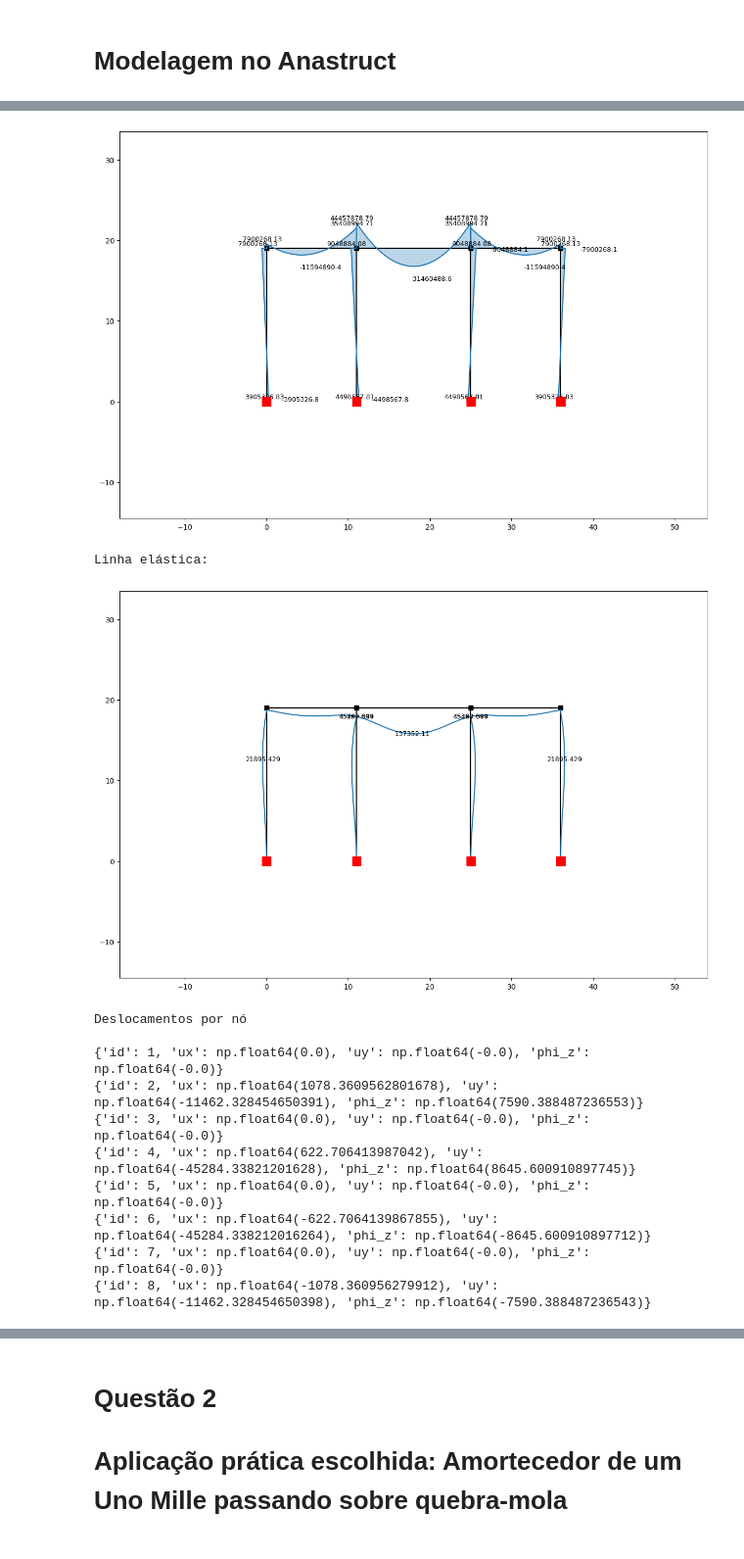
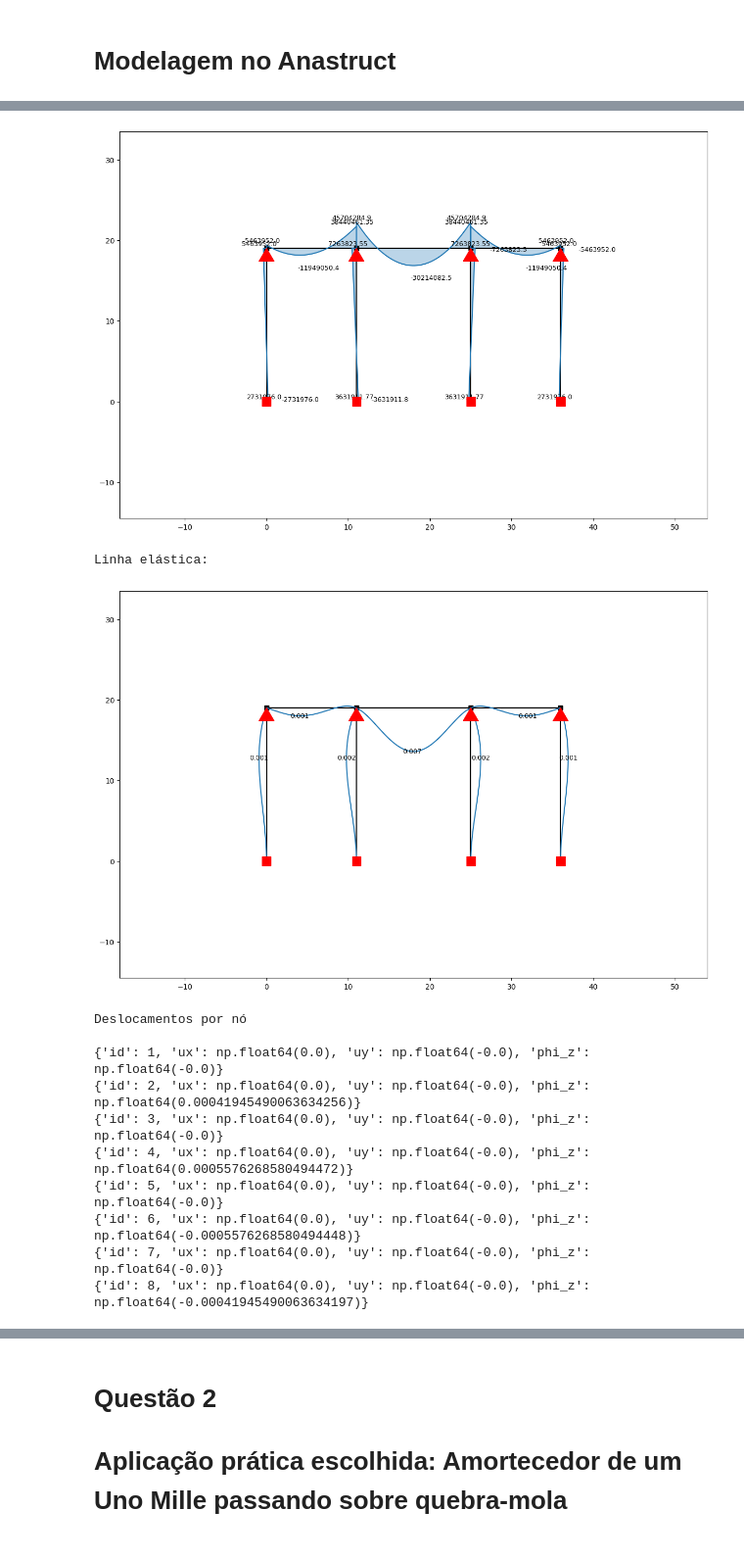
Before and after one commit to Rogire/Trabalho-MAC019, a Jupyter notebook: code/Trabalho_MAC019.ipynb, the cells around one changed output, grey strips where cells are left out. Shown at 98% size. Cells and saved outputs as stored; diff of their text form; code cells hidden in the pictures.

```diff
--- a/code/Trabalho_MAC019.ipynb
+++ b/code/Trabalho_MAC019.ipynb
@@ -228,5 +229,5 @@ Vetor D encontrado: [-5.371607918511072e-06,-5.0178518368935935e-06,5.1928980234
 # %%
-SS = SystemElements()
+SS = SystemElements(EI=EI, EA=1e15)
 
 def solve_system(ss):
     print("Estrutura")
@@ -243,14 +244,14 @@ def solve_system(ss):
        print(i)
 
 elements = [
-    [[0.0,0.0],[0.0,19.0]],
-    [[11.0,0.0],[11.0,19.0]],
-    [[25.0,0.0],[25.0,19.0]],
-    [[36.0,0.0],[36.0,19.0]],
+    [[0.0,0.0],[0.0,h]],
+    [[l,0.0],[l,h]],
+    [[l+L,0.0],[l+L,h]],
+    [[2*l+L,0.0],[2*l+L,h]],
 
-    [[0.0,19.0],[11.0,19.0]],
-    [[11.0,19.0],[25.0,19.0]],
-    [[25.0,19.0],[36.0,19.0]],
+    [[0.0,h],[l,h]],
+    [[l,h],[l+L,h]],
+    [[l+L,h],[2*l+L,h]],
 ]
 # Valores estimados de carregamento demonstrados acima
 Q = 3.1e6
@@ -263,6 +264,13 @@ SS.q_load(element_id=5,q=-q, direction='element')
 SS.q_load(element_id=6,q=-Q, direction='element')
 SS.q_load(element_id=7,q=-q, direction='element')
 
+
+SS.add_support_hinged(node_id=2)
+SS.add_support_hinged(node_id=4)
+SS.add_support_hinged(node_id=6)
+SS.add_support_hinged(node_id=8)
+
+
 SS.add_support_fixed(node_id=1)
 SS.add_support_fixed(node_id=3)
 SS.add_support_fixed(node_id=5)
@@ -278,14 +286,14 @@ Reações de apoio
 Diagrama de Momento Fletor
-[figure, old version]
+[figure, new version]
 Linha elástica:
-[figure, old version]
+[figure, new version]
 Deslocamentos por nó
 
 {'id': 1, 'ux': np.float64(0.0), 'uy': np.float64(-0.0), 'phi_z': np.float64(-0.0)}
-{'id': 2, 'ux': np.float64(1078.3609562801678), 'uy': np.float64(-11462.328454650391), 'phi_z': np.float64(7590.388487236553)}
+{'id': 2, 'ux': np.float64(0.0), 'uy': np.float64(-0.0), 'phi_z': np.float64(0.00041945490063634256)}
 {'id': 3, 'ux': np.float64(0.0), 'uy': np.float64(-0.0), 'phi_z': np.float64(-0.0)}
-{'id': 4, 'ux': np.float64(622.706413987042), 'uy': np.float64(-45284.33821201628), 'phi_z': np.float64(8645.600910897745)}
+{'id': 4, 'ux': np.float64(0.0), 'uy': np.float64(-0.0), 'phi_z': np.float64(0.0005576268580494472)}
 {'id': 5, 'ux': np.float64(0.0), 'uy': np.float64(-0.0), 'phi_z': np.float64(-0.0)}
-{'id': 6, 'ux': np.float64(-622.7064139867855), 'uy': np.float64(-45284.338212016264), 'phi_z': np.float64(-8645.600910897712)}
+{'id': 6, 'ux': np.float64(0.0), 'uy': np.float64(-0.0), 'phi_z': np.float64(-0.0005576268580494448)}
 {'id': 7, 'ux': np.float64(0.0), 'uy': np.float64(-0.0), 'phi_z': np.float64(-0.0)}
-{'id': 8, 'ux': np.float64(-1078.360956279912), 'uy': np.float64(-11462.328454650398), 'phi_z': np.float64(-7590.388487236543)}
+{'id': 8, 'ux': np.float64(0.0), 'uy': np.float64(-0.0), 'phi_z': np.float64(-0.00041945490063634197)}
```
Also changed, not shown: parts of 13 cells of this notebook, 2 other files.
